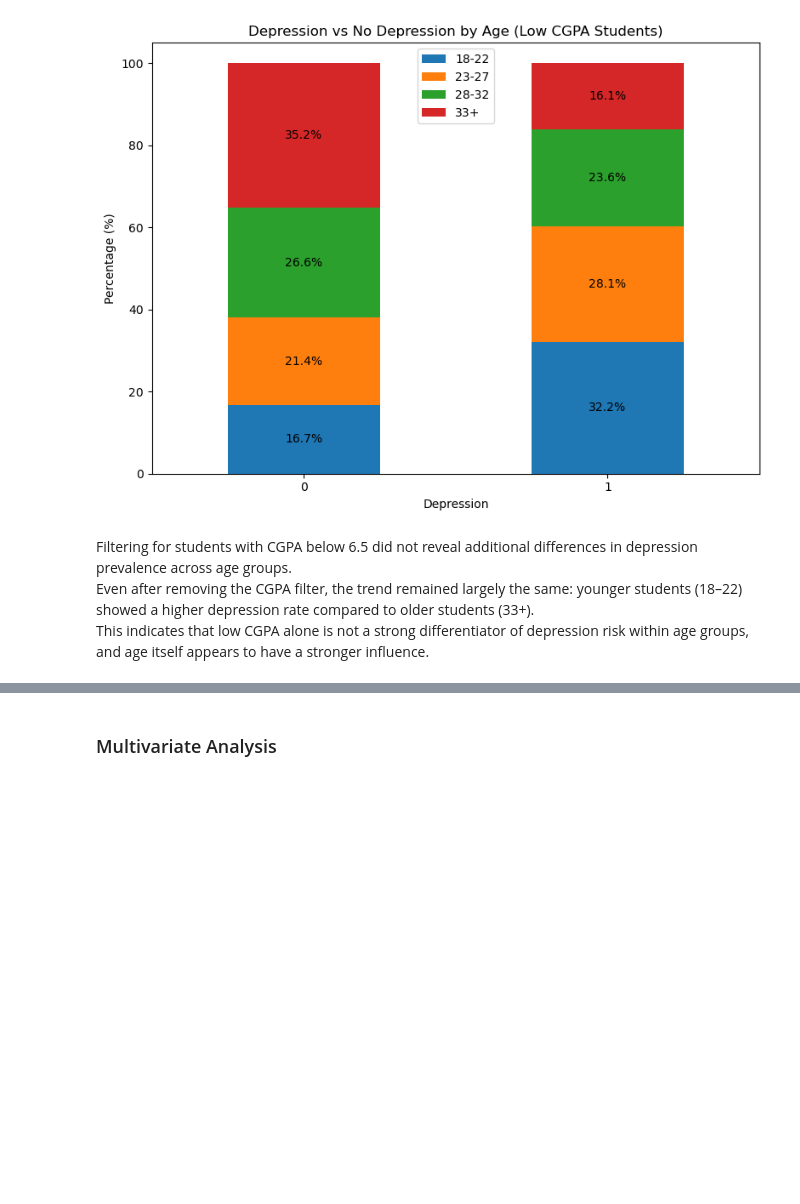
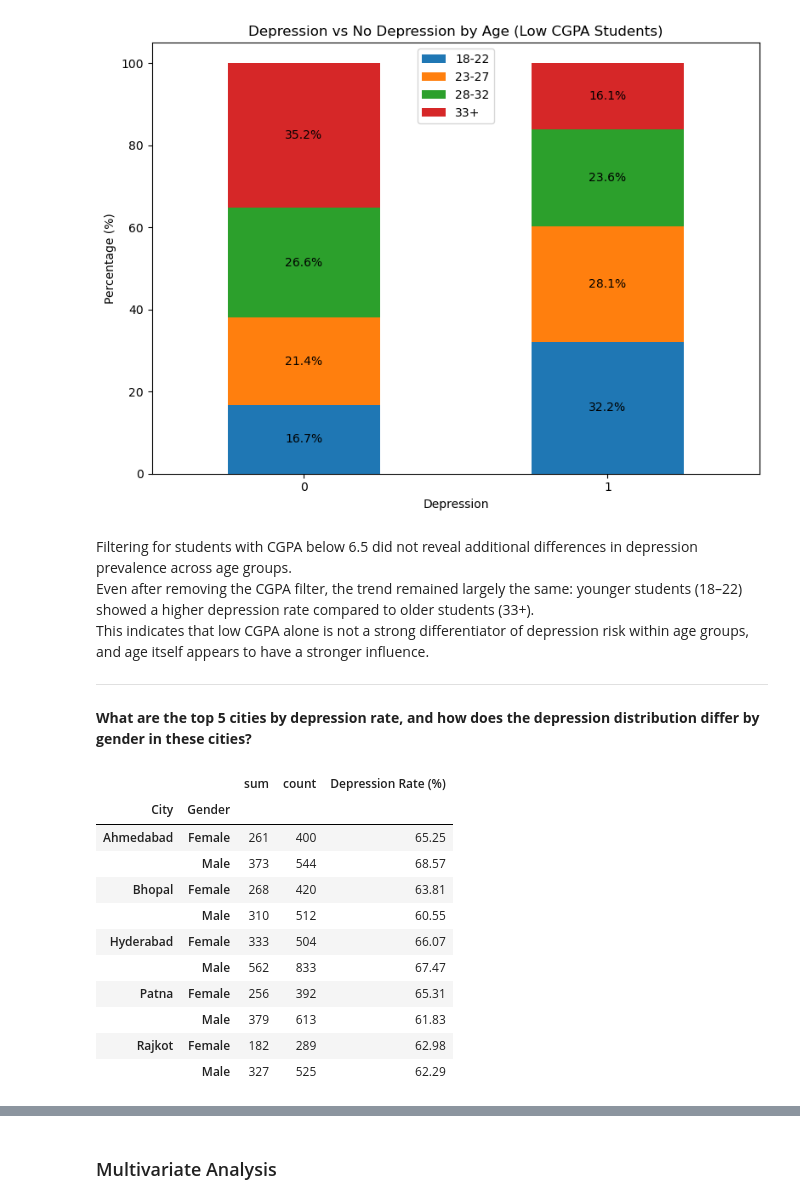
Before and after one commit to Siddharth-Saravanan/Student_Depression_Analysis_and_Prediction_using_Machine_Learning, a Jupyter notebook: student_depression_prediction.ipynb, the cells around one changed output, grey strips where cells are left out. Drawn from its saved outputs; the diff is of its cells as text; code cells hidden in the pictures; blank space fills up the shorter version.

```diff
--- a/student_depression_prediction.ipynb
+++ b/student_depression_prediction.ipynb
@@ -1066,3 +1066,29 @@ plt.show()
 Filtering for students with CGPA below 6.5 did not reveal additional differences in depression prevalence across age groups.<br>
 Even after removing the CGPA filter, the trend remained largely the same: younger students (18–22) showed a higher depression rate compared to older students (33+).<br>
 This indicates that low CGPA alone is not a strong differentiator of depression risk within age groups, and age itself appears to have a stronger influence.
+
+---
+# %% [markdown]
+**What are the top 5 cities by depression rate, and how does the depression distribution differ by gender in these cities?**
+# %%
+city_depr = depr_df.groupby('City')['Depression'].agg(['sum','count'])
+city_depr['Depression Rate (%)'] = ((city_depr['sum']/city_depr['count'])*100).round(2)
+top5_cities = city_depr.sort_values(by='Depression Rate (%)', ascending=False).head(5).index.tolist()
+
+#
+city_gen_depr = depr_df[depr_df['City'].isin(top5_cities)].groupby(['City','Gender'])['Depression'].agg(['sum','count'])
+city_gen_depr['Depression Rate (%)'] = ((city_gen_depr['sum']/city_gen_depr['count'])*100).round(2)
+city_gen_depr
+# %% [output]
+|  |  | sum | count | Depression Rate (%) |
+| City | Gender |  |  |  |
+| Ahmedabad | Female | 261 | 400 | 65.25 |
+|  | Male | 373 | 544 | 68.57 |
+| Bhopal | Female | 268 | 420 | 63.81 |
+|  | Male | 310 | 512 | 60.55 |
+| Hyderabad | Female | 333 | 504 | 66.07 |
+|  | Male | 562 | 833 | 67.47 |
+| Patna | Female | 256 | 392 | 65.31 |
+|  | Male | 379 | 613 | 61.83 |
+| Rajkot | Female | 182 | 289 | 62.98 |
+|  | Male | 327 | 525 | 62.29 |
```
Also changed, not shown: parts of 2 cells of this notebook.
